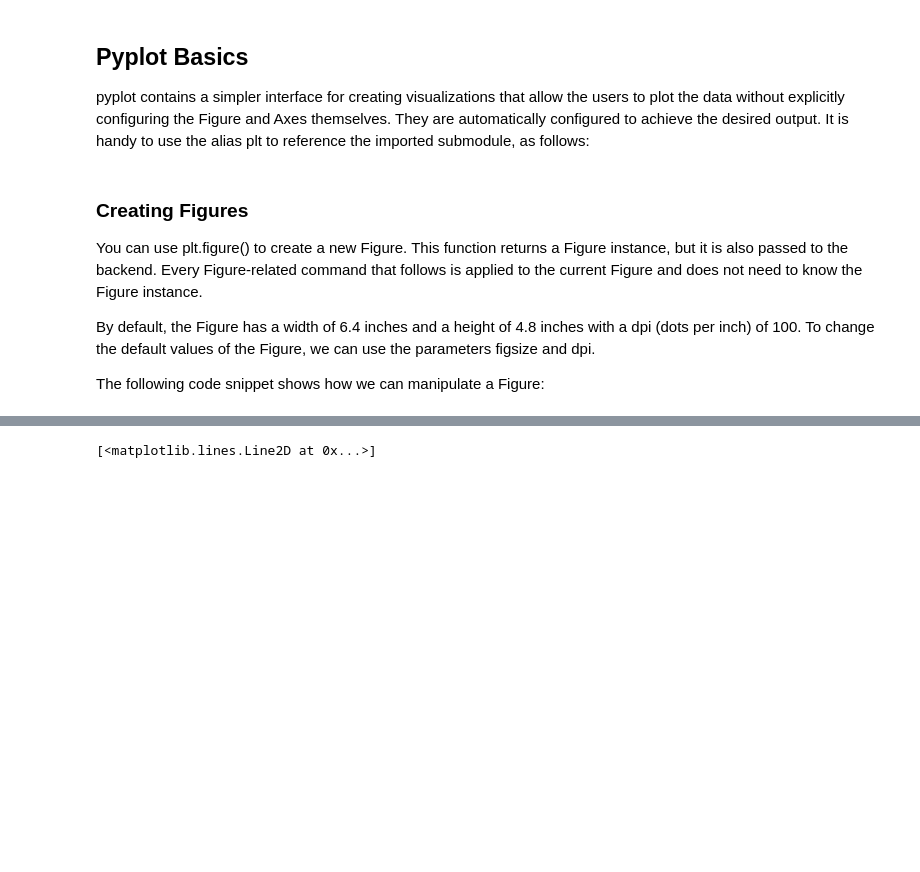
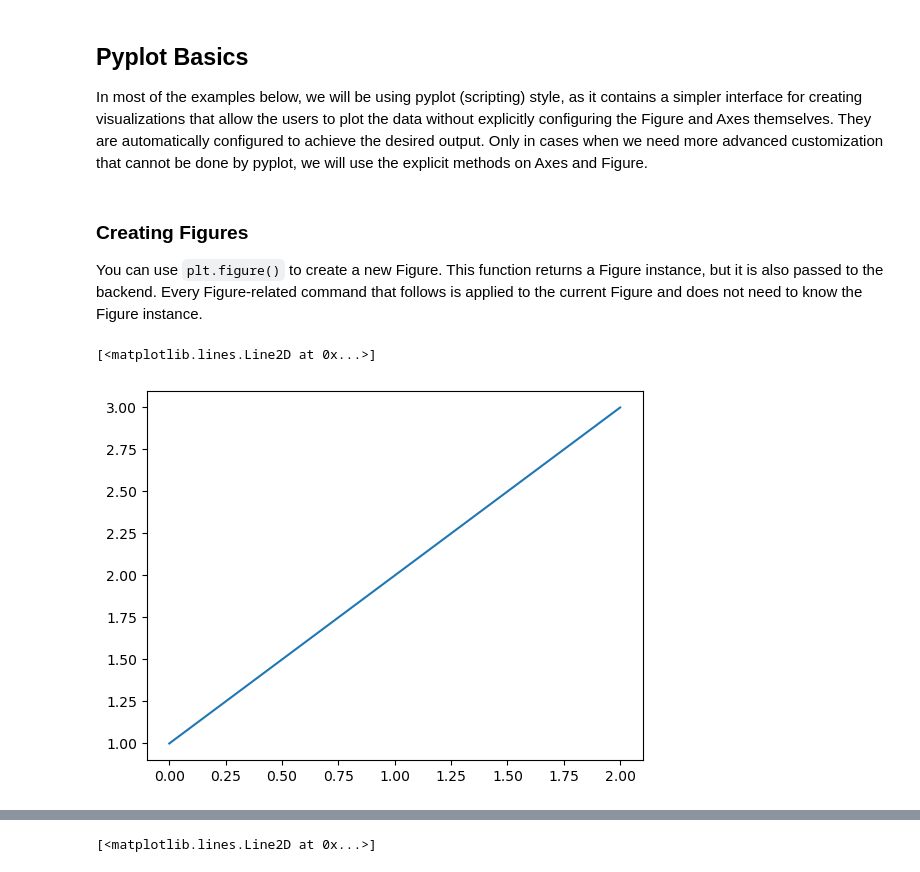
Before and after one commit to nyp-sit/agods, a Jupyter notebook: day3/1.matplotlib_deepdrive.ipynb, the cells around one changed output, grey strips where cells are left out. Cells and saved outputs as stored; diff of their text form; code cells hidden in the pictures; blank space fills up the shorter version.

```diff
--- a/day3/1.matplotlib_deepdrive.ipynb
+++ b/day3/1.matplotlib_deepdrive.ipynb
@@ -17,4 +116,4 @@ There are essentially two ways to use Matplotlib:
 # %% [markdown]
 ## Pyplot Basics
 
-pyplot contains a simpler interface for creating visualizations that allow the users to plot the data without explicitly configuring the Figure and Axes themselves. They are automatically configured to achieve the desired output. It is handy to use the alias plt to reference the imported submodule, as follows:
+In most of the examples below, we will be using pyplot (scripting) style, as it contains a simpler interface for creating visualizations that allow the users to plot the data without explicitly configuring the Figure and Axes themselves. They are automatically configured to achieve the desired output. Only in cases when we need more advanced customization that cannot be done by pyplot, we will use the explicit methods on Axes and Figure.
@@ -25,8 +120,10 @@ import matplotlib.pyplot as plt
 # %% [markdown]
 ### Creating Figures
 
-You can use plt.figure() to create a new Figure. This function returns a Figure instance, but it is also passed to the backend. Every Figure-related command that follows is applied to the current Figure and does not need to know the Figure instance.
-
-By default, the Figure has a width of 6.4 inches and a height of 4.8 inches with a dpi (dots per inch) of 100. To change the default values of the Figure, we can use the parameters figsize and dpi.
-
-The following code snippet shows how we can manipulate a Figure:
+You can use `plt.figure()` to create a new Figure. This function returns a Figure instance, but it is also passed to the backend. Every Figure-related command that follows is applied to the current Figure and does not need to know the Figure instance.
+# %%
+plt.figure()
+plt.plot([1,2,3])
+# %% [output]
+[<matplotlib.lines.Line2D at 0x...>]
+[figure, added]
```
Also changed, not shown: parts of 53 cells of this notebook.
